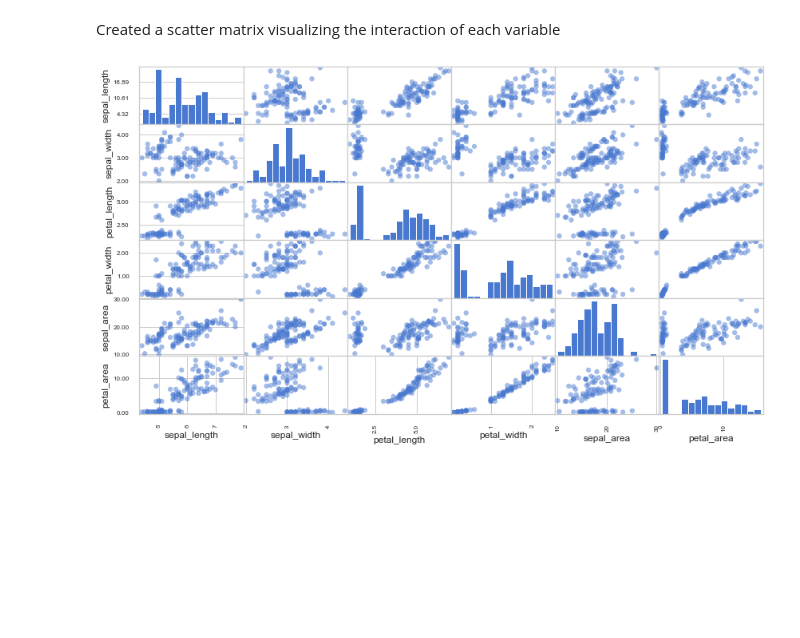
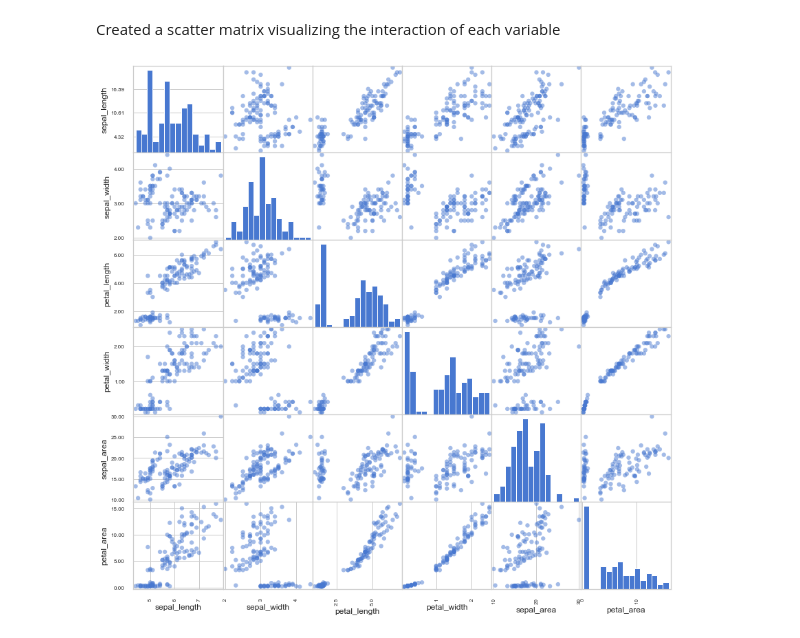
Before and after one commit to Jeff-Hutchins/ds-methodologies-exercises, a Jupyter notebook: classification/classification_exercises.ipynb, the cells around one changed output. Saved outputs shown, nothing was run; the diff lists cells and outputs as text; code cells hidden in the pictures; blank space fills up the shorter version.

```diff
--- a/classification/classification_exercises.ipynb
+++ b/classification/classification_exercises.ipynb
@@ -804,12 +804,12 @@ Created a scatter matrix visualizing the interaction of each variable
 # %%
 from matplotlib import cm
 from matplotlib.ticker import FormatStrFormatter
 
 cmap = cm.get_cmap('gnuplot')
 axes = pd.plotting.scatter_matrix(
     train[['sepal_length','sepal_width','petal_length', 'petal_width', 'sepal_area', 'petal_area']], marker='o', s=40,
-    hist_kwds={'bins':15},  figsize=(14,8), cmap=cmap)
+    hist_kwds={'bins':15},  figsize=(14,14), cmap=cmap)
 for ax in axes.flatten():
     ax.yaxis.set_major_formatter(FormatStrFormatter('%.2f'))
 # %% [output]
-[figure, old version]
+[figure, new version]
```
Also changed, not shown: parts of 2 cells of this notebook, 3 other files.
